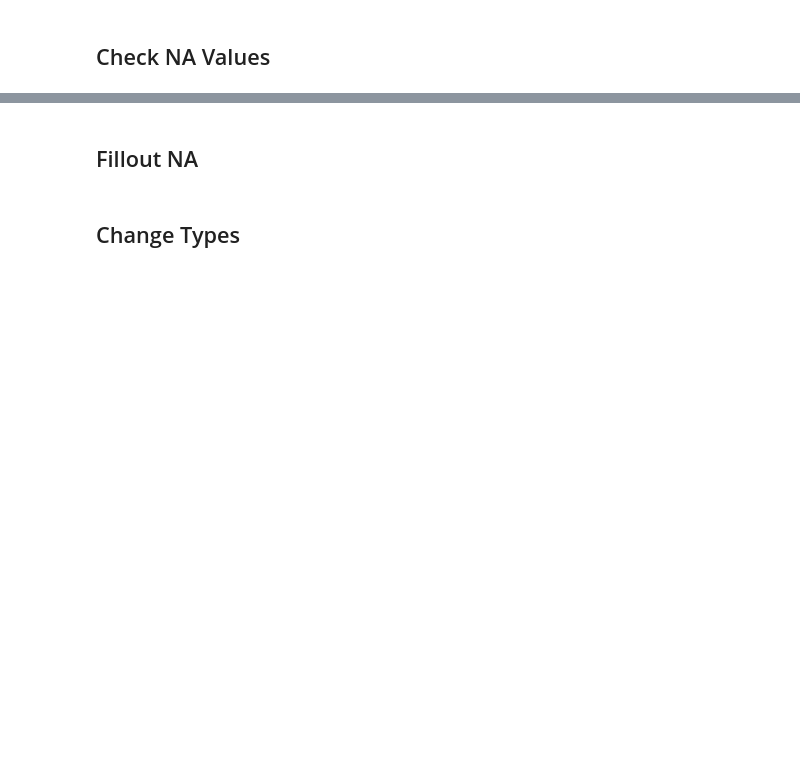
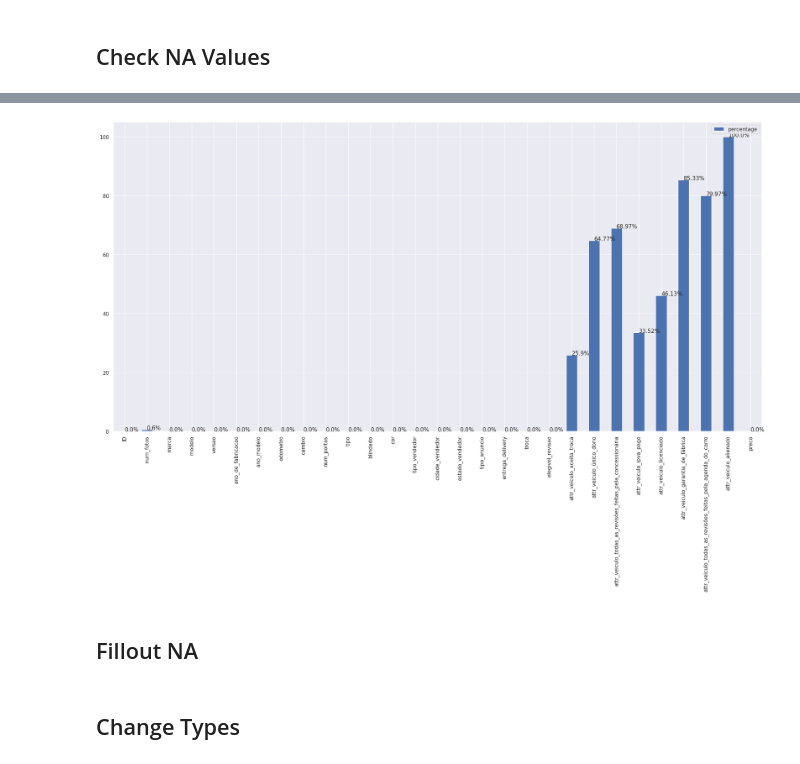
Before and after one commit to marxcerqueira/hackday-cds-time1, a Jupyter notebook: notebook/hackday-cds-time1.ipynb, the cells around one changed output, grey strips where cells are left out. Cells and saved outputs as stored; diff of their text form; code cells hidden in the pictures; blank space fills up the shorter version.

```diff
--- a/notebook/hackday-cds-time1.ipynb
+++ b/notebook/hackday-cds-time1.ipynb
@@ -224,4 +249,7 @@ df_sample_submission.head()
 # %% [markdown]
 # DATA DISCRIPTION
+# %%
+#Copy dataset
+df1 = df_treino.copy()
 # %% [markdown]
 ## Rename Columns
@@ -250,2 +305,10 @@ columns = ['ID', 'num_fotos', 'marca', 'modelo', 'versao', 'ano_de_fabricacao','
 # %% [markdown]
 ## Check NA Values
+# %%
+# checking NA values sum and its percentagem from total number of rows
+missing_count = df1.isnull().sum() # the count of missing values
+value_count = df1.isnull().count() # the count of all values
+
+missing_percentage = round(missing_count/value_count *100, 2) # the percentage of missing values
+missing_df = pd.DataFrame({'missing values count': missing_count, 'percentage': missing_percentage})
+missing_df
@@ -252,3 +333,10 @@ columns = ['ID', 'num_fotos', 'marca', 'modelo', 'versao', 'ano_de_fabricacao','
+# %%
+# missing na chart
+barchart = missing_df.plot.bar(y='percentage')
+for index, percentage in enumerate( missing_percentage ):
+    barchart.text( index, percentage, str(percentage)+'%')
+# %% [output]
+[figure, added]
 # %% [markdown]
 ## Fillout NA
 # %% [markdown]
```
Also changed, not shown: parts of 33 cells of this notebook.
